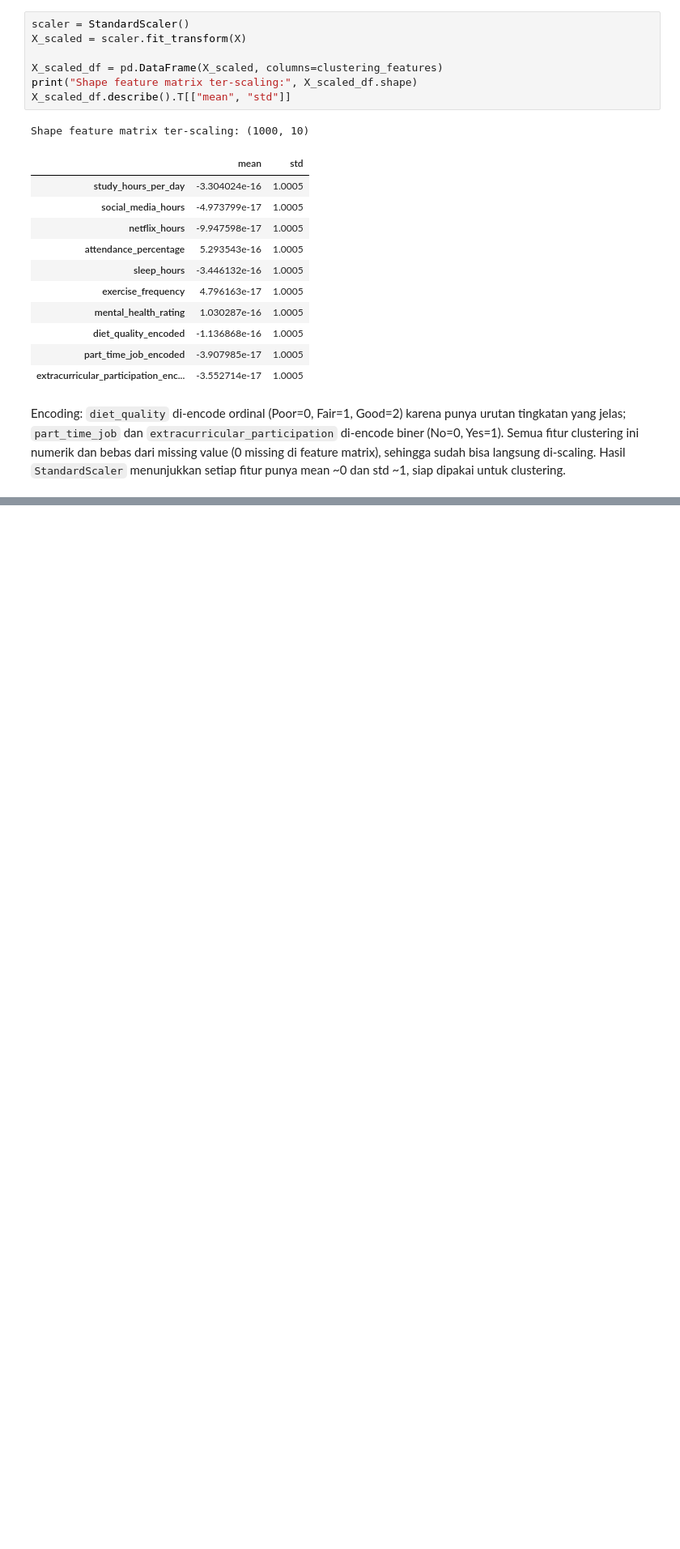
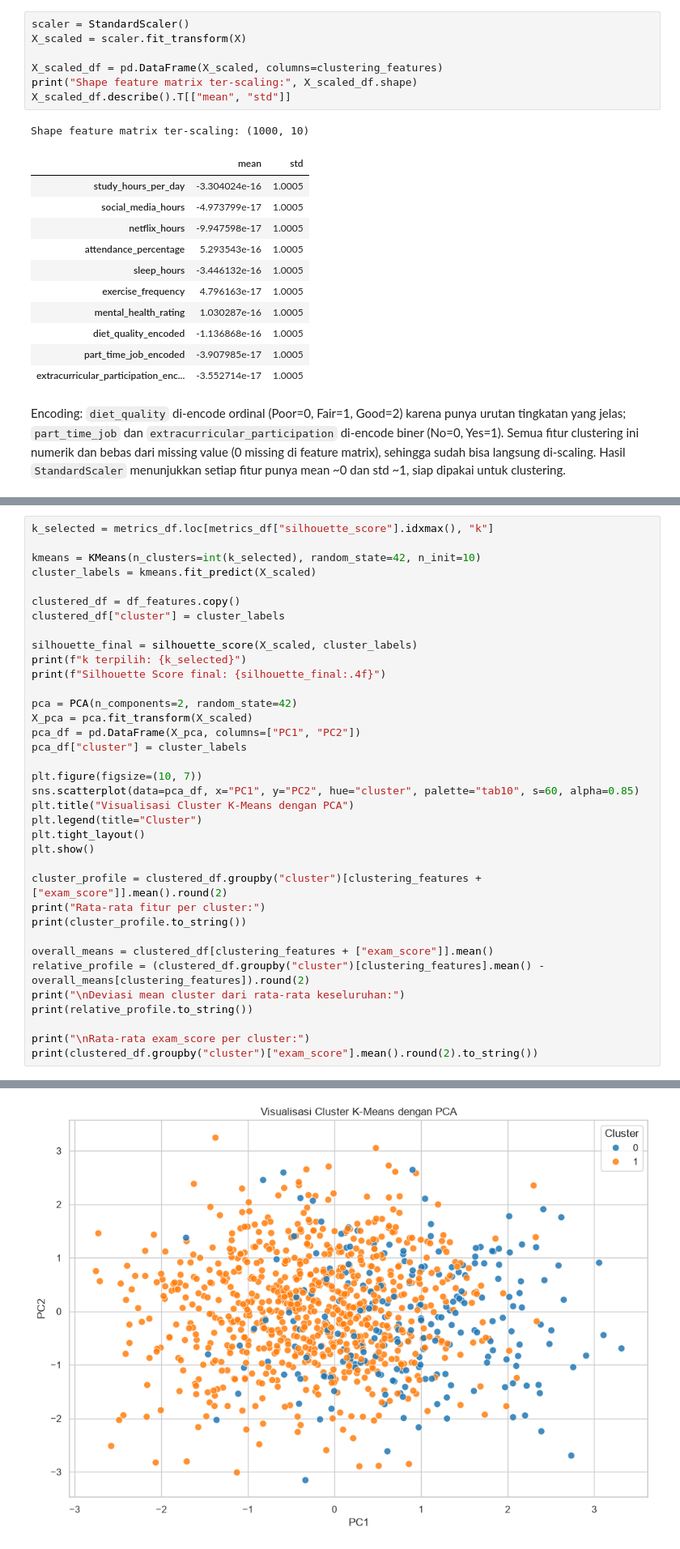
Before and after one commit to hidnira-lab/triverse-fsd-project, a Jupyter notebook: studi_kasus_2_unsupervised/notebooks/eda_and_preprocessing.ipynb, the cells around one changed output, grey strips where cells are left out. Shown at 81% size. Cells and saved outputs as stored; diff of their text form; blank space fills up the shorter version.

```diff
--- a/studi_kasus_2_unsupervised/notebooks/eda_and_preprocessing.ipynb
+++ b/studi_kasus_2_unsupervised/notebooks/eda_and_preprocessing.ipynb
@@ -223,0 +305,37 @@ Feature matrix `X_scaled` (atau `X_scaled_df`) di atas sudah siap dipakai untuk
+# %%
+k_selected = metrics_df.loc[metrics_df["silhouette_score"].idxmax(), "k"]
+
+kmeans = KMeans(n_clusters=int(k_selected), random_state=42, n_init=10)
+cluster_labels = kmeans.fit_predict(X_scaled)
+
+clustered_df = df_features.copy()
+clustered_df["cluster"] = cluster_labels
+
+silhouette_final = silhouette_score(X_scaled, cluster_labels)
+print(f"k terpilih: {k_selected}")
+print(f"Silhouette Score final: {silhouette_final:.4f}")
+
+pca = PCA(n_components=2, random_state=42)
+X_pca = pca.fit_transform(X_scaled)
+pca_df = pd.DataFrame(X_pca, columns=["PC1", "PC2"])
+pca_df["cluster"] = cluster_labels
+
+plt.figure(figsize=(10, 7))
+sns.scatterplot(data=pca_df, x="PC1", y="PC2", hue="cluster", palette="tab10", s=60, alpha=0.85)
+plt.title("Visualisasi Cluster K-Means dengan PCA")
+plt.legend(title="Cluster")
+plt.tight_layout()
+plt.show()
+
+cluster_profile = clustered_df.groupby("cluster")[clustering_features + ["exam_score"]].mean().round(2)
+print("Rata-rata fitur per cluster:")
+print(cluster_profile.to_string())
+
+overall_means = clustered_df[clustering_features + ["exam_score"]].mean()
+relative_profile = (clustered_df.groupby("cluster")[clustering_features].mean() - overall_means[clustering_features]).round(2)
+print("\nDeviasi mean cluster dari rata-rata keseluruhan:")
+print(relative_profile.to_string())
+
+print("\nRata-rata exam_score per cluster:")
+print(clustered_df.groupby("cluster")["exam_score"].mean().round(2).to_string())
+# %% [output]
@@ -223,0 +344 @@ Feature matrix `X_scaled` (atau `X_scaled_df`) di atas sudah siap dipakai untuk
+[figure, added]
```
Also changed, not shown: parts of 13 cells of this notebook.
